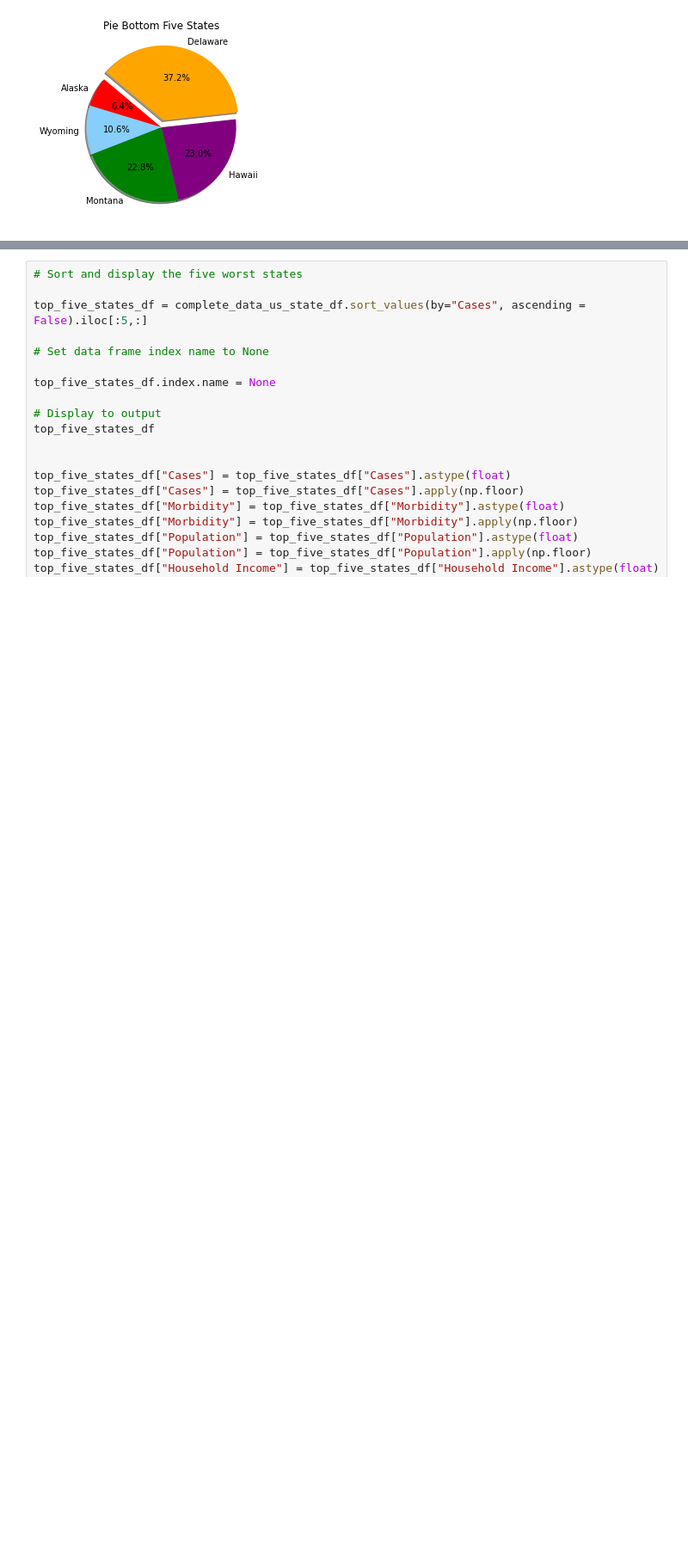
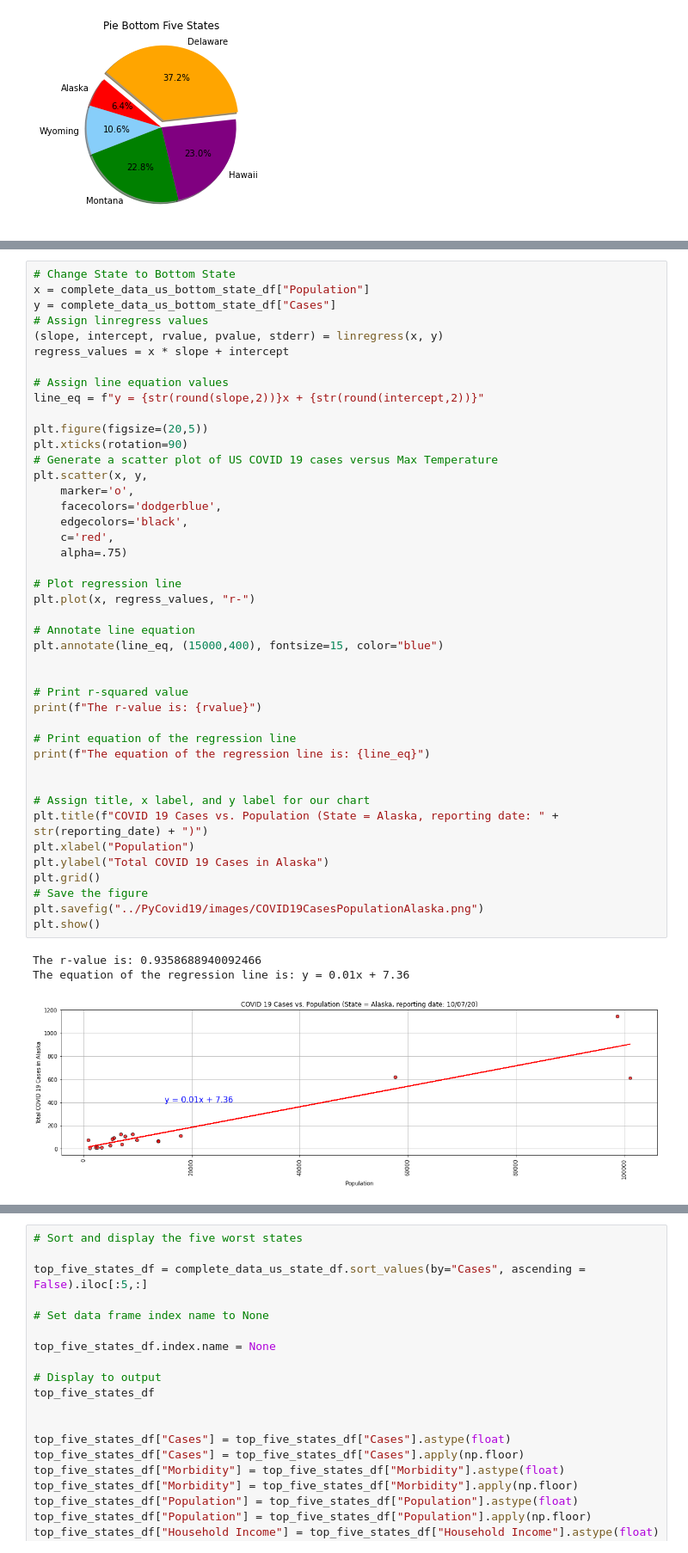
Before and after one commit to anand-sharan/project-work-one, a Jupyter notebook: PyCovid19/pycovid19.ipynb, the cells around one changed output, grey strips where cells are left out. Shown: that part at 86% size. Saved outputs shown, nothing was run; the diff lists cells and outputs as text; blank space fills up the shorter version.

```diff
--- a/PyCovid19/pycovid19.ipynb
+++ b/PyCovid19/pycovid19.ipynb
@@ -815,0 +869,47 @@ The equation of the regression line is: y = 0.01x + -21.71
+# %%
+# Change State to Bottom State
+x = complete_data_us_bottom_state_df["Population"]
+y = complete_data_us_bottom_state_df["Cases"]
+# Assign linregress values
+(slope, intercept, rvalue, pvalue, stderr) = linregress(x, y)
+regress_values = x * slope + intercept
+
+# Assign line equation values
+line_eq = f"y = {str(round(slope,2))}x + {str(round(intercept,2))}"
+
+plt.figure(figsize=(20,5))
+plt.xticks(rotation=90)
+# Generate a scatter plot of US COVID 19 cases versus Max Temperature
+plt.scatter(x, y,
+    marker='o',
+    facecolors='dodgerblue',
+    edgecolors='black',
+    c='red',
+    alpha=.75)
+
+# Plot regression line
+plt.plot(x, regress_values, "r-")
+
+# Annotate line equation
+plt.annotate(line_eq, (15000,400), fontsize=15, color="blue")
+
+
+# Print r-squared value
+print(f"The r-value is: {rvalue}")
+
+# Print equation of the regression line
+print(f"The equation of the regression line is: {line_eq}")
+
+
+# Assign title, x label, and y label for our chart
+plt.title(f"COVID 19 Cases vs. Population (State = Alaska, reporting date: " + str(reporting_date) + ")")
+plt.xlabel("Population")
+plt.ylabel("Total COVID 19 Cases in Alaska")
+plt.grid()
+# Save the figure
+plt.savefig("../PyCovid19/images/COVID19CasesPopulationAlaska.png")
+plt.show()
+# %% [output]
+The r-value is: 0.9358688940092466
+The equation of the regression line is: y = 0.01x + 7.36
+[figure, added]
```
Also changed, not shown: parts of 11 cells of this notebook, 8 other files.
